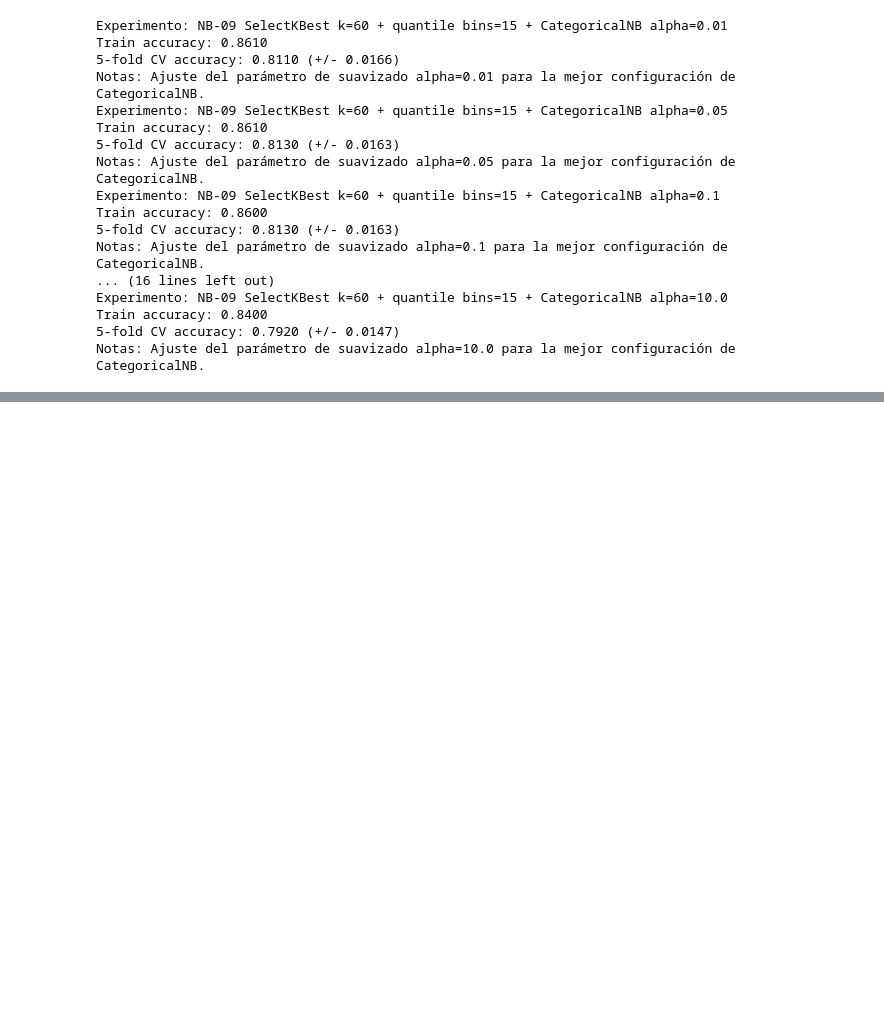
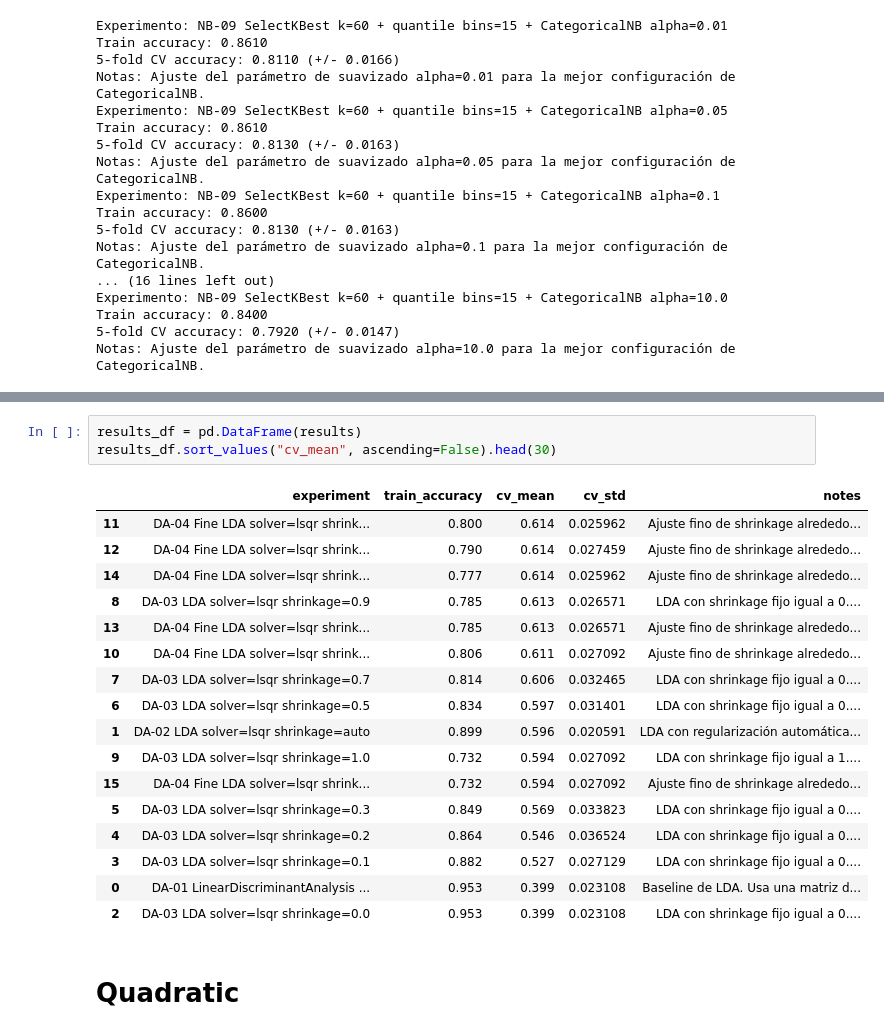
Before and after one commit to Qub1ts/Practica-3y4-AAII, a Jupyter notebook: Pruebas-agos.ipynb, the cells around one changed output, grey strips where cells are left out. Saved outputs shown, nothing was run; the diff lists cells and outputs as text; blank space fills up the shorter version.

Commit message:
Pruebas Discriminant Analysis  paso a paso

```diff
--- a/Pruebas-agos.ipynb
+++ b/Pruebas-agos.ipynb
@@ -656,0 +758,23 @@ results_df.sort_values("cv_mean", ascending=False).head(30)
+# %%
+results_df = pd.DataFrame(results)
+results_df.sort_values("cv_mean", ascending=False).head(30)
+# %% [output]
+|  | experiment | train_accuracy | cv_mean | cv_std | notes |
+| 11 | DA-04 Fine LDA solver=lsqr shrink... | 0.800 | 0.614 | 0.025962 | Ajuste fino de shrinkage alrededo... |
+| 12 | DA-04 Fine LDA solver=lsqr shrink... | 0.790 | 0.614 | 0.027459 | Ajuste fino de shrinkage alrededo... |
+| 14 | DA-04 Fine LDA solver=lsqr shrink... | 0.777 | 0.614 | 0.025962 | Ajuste fino de shrinkage alrededo... |
+| 8 | DA-03 LDA solver=lsqr shrinkage=0.9 | 0.785 | 0.613 | 0.026571 | LDA con shrinkage fijo igual a 0.... |
+| 13 | DA-04 Fine LDA solver=lsqr shrink... | 0.785 | 0.613 | 0.026571 | Ajuste fino de shrinkage alrededo... |
+| 10 | DA-04 Fine LDA solver=lsqr shrink... | 0.806 | 0.611 | 0.027092 | Ajuste fino de shrinkage alrededo... |
+| 7 | DA-03 LDA solver=lsqr shrinkage=0.7 | 0.814 | 0.606 | 0.032465 | LDA con shrinkage fijo igual a 0.... |
+| 6 | DA-03 LDA solver=lsqr shrinkage=0.5 | 0.834 | 0.597 | 0.031401 | LDA con shrinkage fijo igual a 0.... |
+| 1 | DA-02 LDA solver=lsqr shrinkage=auto | 0.899 | 0.596 | 0.020591 | LDA con regularización automática... |
+| 9 | DA-03 LDA solver=lsqr shrinkage=1.0 | 0.732 | 0.594 | 0.027092 | LDA con shrinkage fijo igual a 1.... |
+| 15 | DA-04 Fine LDA solver=lsqr shrink... | 0.732 | 0.594 | 0.027092 | Ajuste fino de shrinkage alrededo... |
+| 5 | DA-03 LDA solver=lsqr shrinkage=0.3 | 0.849 | 0.569 | 0.033823 | LDA con shrinkage fijo igual a 0.... |
+| 4 | DA-03 LDA solver=lsqr shrinkage=0.2 | 0.864 | 0.546 | 0.036524 | LDA con shrinkage fijo igual a 0.... |
+| 3 | DA-03 LDA solver=lsqr shrinkage=0.1 | 0.882 | 0.527 | 0.027129 | LDA con shrinkage fijo igual a 0.... |
+| 0 | DA-01 LinearDiscriminantAnalysis ... | 0.953 | 0.399 | 0.023108 | Baseline de LDA. Usa una matriz d... |
+| 2 | DA-03 LDA solver=lsqr shrinkage=0.0 | 0.953 | 0.399 | 0.023108 | LDA con shrinkage fijo igual a 0.... |
+# %% [markdown]
+# Quadratic
```
Also changed, not shown: parts of 32 cells of this notebook.
